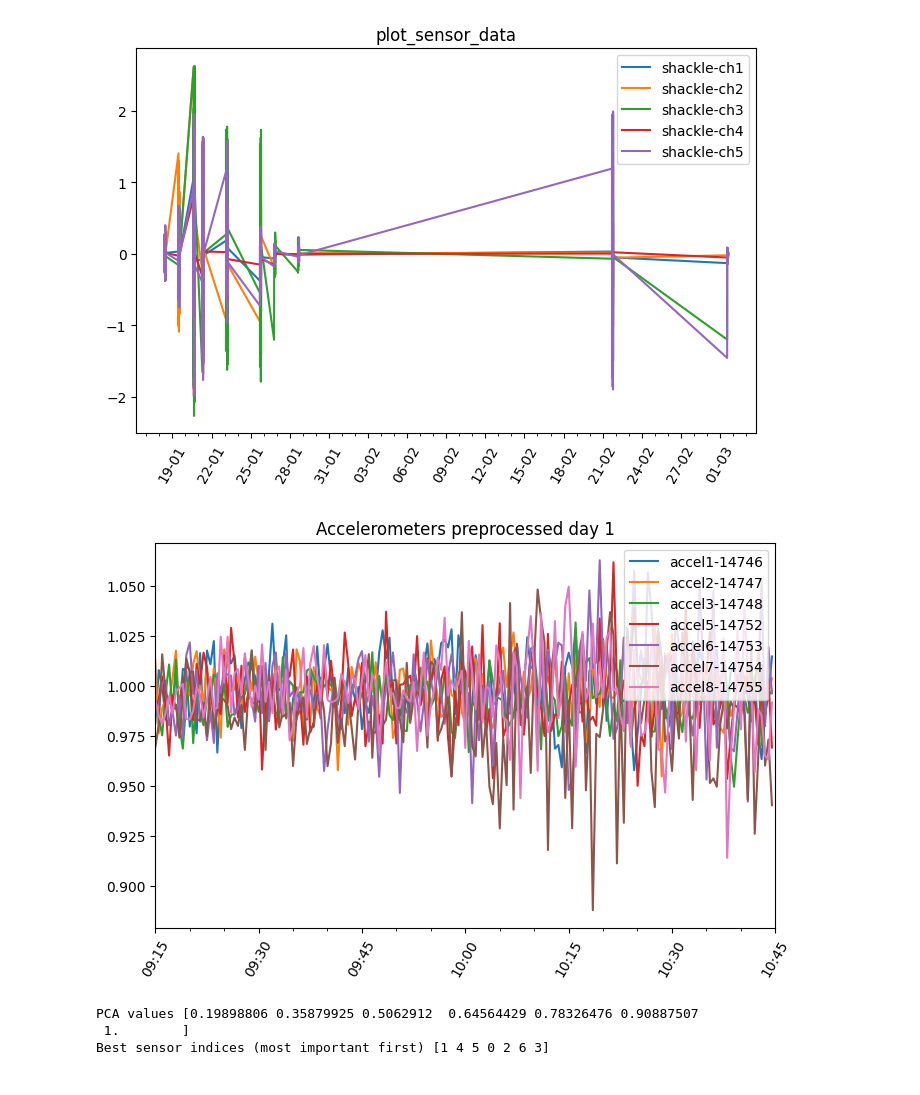
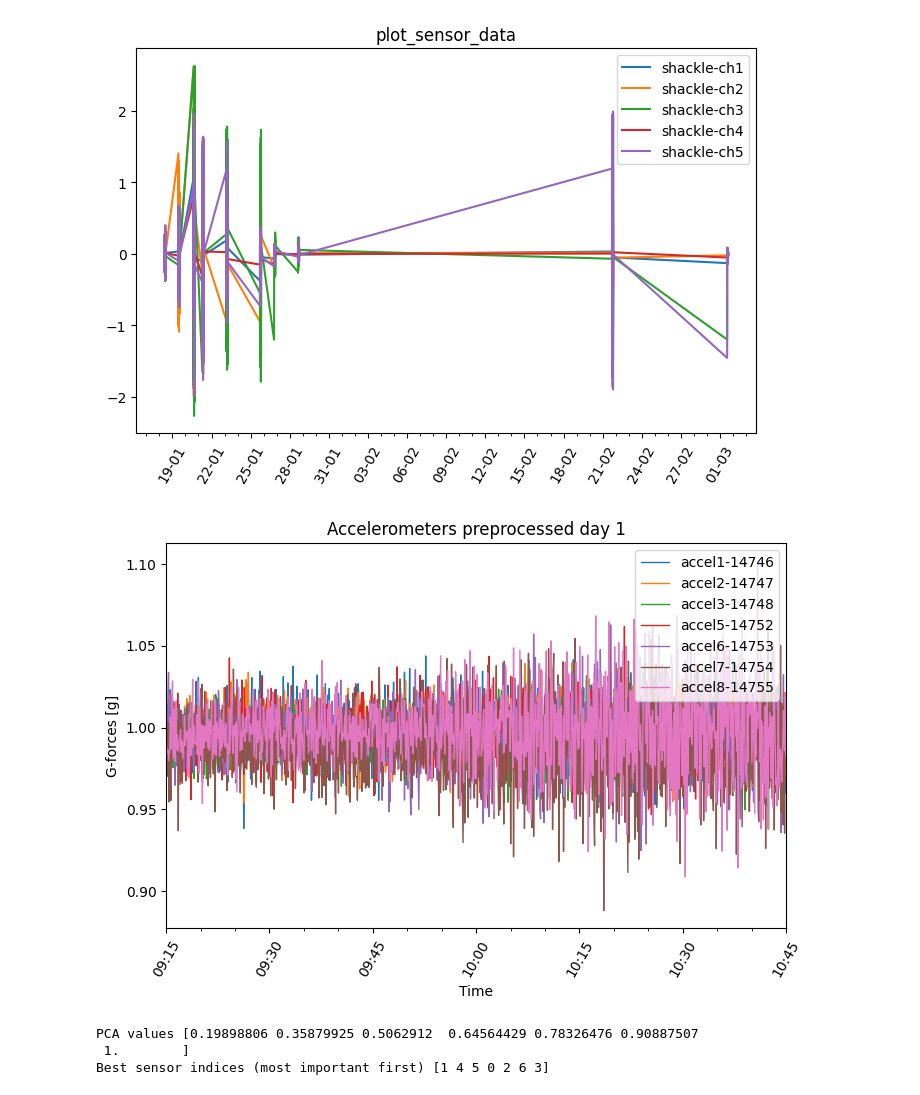
Before and after one commit to TheRealArmon/TTK_final_boss, a Jupyter notebook: sensors/curated_data/analysis.ipynb, the cells around one changed output. Drawn from its saved outputs; the diff is of its cells as text; code cells hidden in the pictures.

Commit message:
added x and y labels to plots.

```diff
--- a/sensors/curated_data/analysis.ipynb
+++ b/sensors/curated_data/analysis.ipynb
@@ -27,7 +27,8 @@ with open("analysis_dates.txt", "r") as f:
             analysis_datetimes.append(pd.to_datetime(line))
 # %%
 # Plotting raw sensor data.
-def plot_sensor_data(df, start_datetime=None, end_datetime=None, selected_sensors=None, save_fig=False, title="plot_sensor_data",):
+def plot_sensor_data(df, start_datetime=None, end_datetime=None, selected_sensors=None, save_fig=False,
+                     ylabel=None, xlabel="Time", title="plot_sensor_data"):
     # If datetimes aren't specified, use first and last dates in df
     if start_datetime == None: start_datetime = df.index[0]
     if end_datetime == None: end_datetime = df.index[-1]
@@ -40,7 +41,7 @@ def plot_sensor_data(df, start_datetime=None, end_datetime=None, selected_sensor
     fig, ax = plt.subplots(figsize=(8,5))
     selected_columns = [df_subset.columns[i] for i in selected_sensors]
 
-    ax.plot(df_subset[selected_columns], label=selected_columns)
+    ax.plot(df_subset[selected_columns], label=selected_columns, linewidth=1)
     plt.title(f"{title}")
     plt.legend(loc="upper right", bbox_to_anchor=(1, 1))
 
@@ -61,6 +62,10 @@ def plot_sensor_data(df, start_datetime=None, end_datetime=None, selected_sensor
     # Make plot span entire x-axis
     ax.set_xlim([start_datetime, end_datetime])
 
+    # Labels
+    plt.ylabel(ylabel)
+    plt.xlabel(xlabel)
+
     # Rotate text for readability and remove minor tick labels
     plt.xticks(rotation=60)
     ax.xaxis.set_minor_formatter(mticker.NullFormatter())
@@ -200,10 +205,10 @@ Best sensor indices (most important first) [4 3 0 2 1]
 # %%
 # Plot accelerometer data
 start = analysis_datetimes[0] - datetime.timedelta(minutes=45)
 end = analysis_datetimes[0] + datetime.timedelta(minutes=45)
-plot_sensor_data(df_accel[::8*30], start, end, save_fig=True, title="Accelerometers preprocessed day 1")
+plot_sensor_data(df_accel[::8*5], start, end, save_fig=True, ylabel="G-forces [g]", title="Accelerometers preprocessed day 1")
 # %% [output]
-[figure, old version]
+[figure, new version]
 # %%
 # PCA for accelerometers
 start = analysis_datetimes[0] - datetime.timedelta(minutes=45)
```
Also changed, not shown: parts of 2 cells of this notebook, 3 other files.
